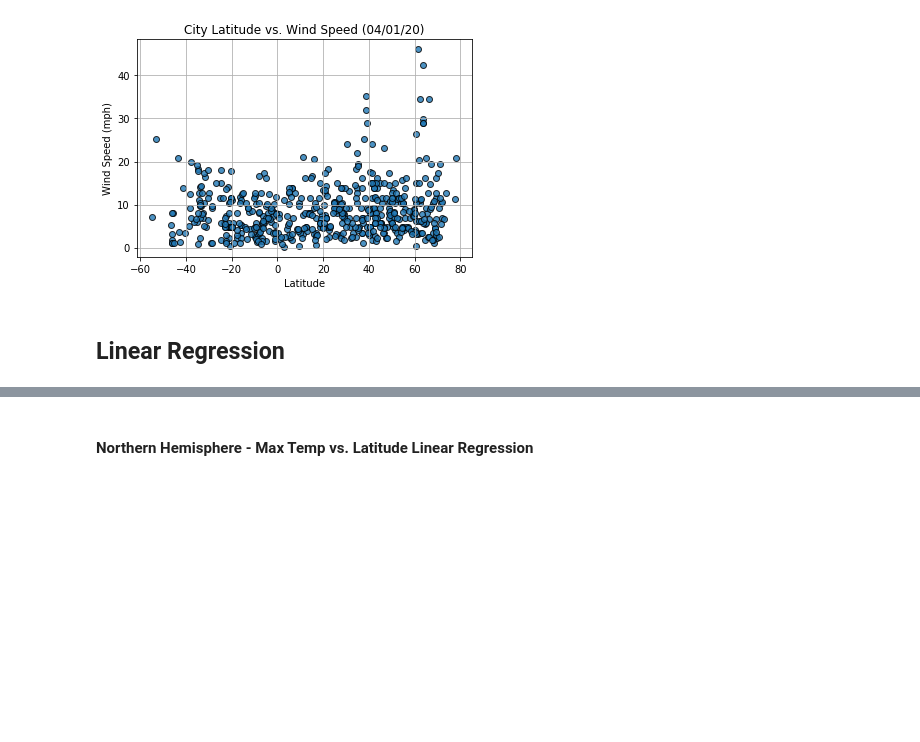
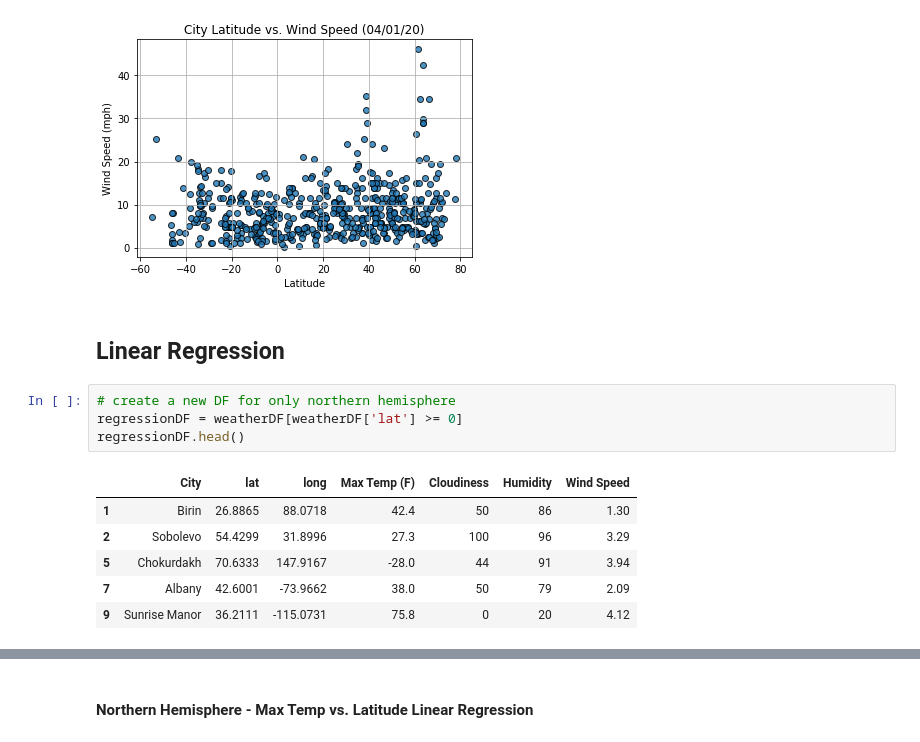
Before and after one commit to randallwvr90/python-api-challenge, a Jupyter notebook: WeatherPy.ipynb, the cells around one changed output, grey strips where cells are left out. Drawn from its saved outputs; the diff is of its cells as text; blank space fills up the shorter version.

```diff
--- a/WeatherPy.ipynb
+++ b/WeatherPy.ipynb
@@ -192,3 +200,14 @@ print(badIndexList)
 [figure]
 # %% [markdown]
 ## Linear Regression
+# %%
+# create a new DF for only northern hemisphere
+regressionDF = weatherDF[weatherDF['lat'] >= 0]
+regressionDF.head()
+# %% [output]
+|  | City | lat | long | Max Temp (F) | Cloudiness | Humidity | Wind Speed |
+| 1 | Birin | 26.8865 | 88.0718 | 42.4 | 50 | 86 | 1.30 |
+| 2 | Sobolevo | 54.4299 | 31.8996 | 27.3 | 100 | 96 | 3.29 |
+| 5 | Chokurdakh | 70.6333 | 147.9167 | -28.0 | 44 | 91 | 3.94 |
+| 7 | Albany | 42.6001 | -73.9662 | 38.0 | 50 | 79 | 2.09 |
+| 9 | Sunrise Manor | 36.2111 | -115.0731 | 75.8 | 0 | 20 | 4.12 |
```
Also changed, not shown: parts of 9 cells of this notebook, 2 other files.
